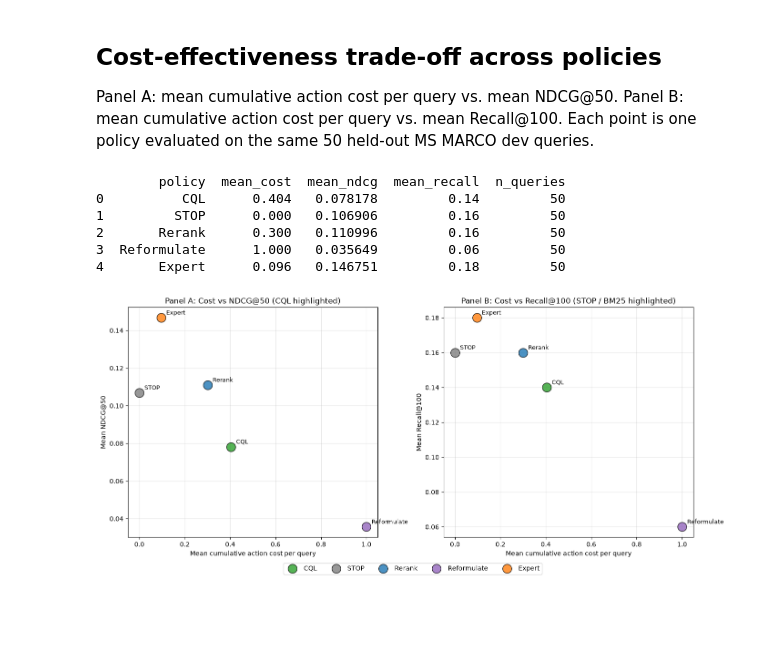
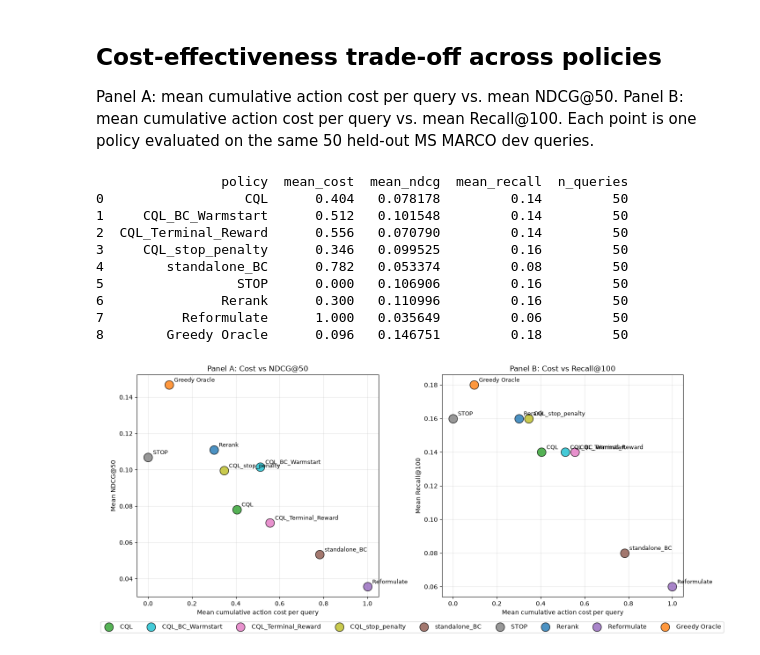
Before and after one commit to hanazouari23/Agentic-Retrieval, a Jupyter notebook: notebooks/plot_cql_test_results.ipynb, the cells around one changed output. Cells and saved outputs as stored; diff of their text form; code cells hidden in the pictures; blank space fills up the shorter version.

Commit message:
plot different trained policies and baselines

```diff
--- a/notebooks/plot_cql_test_results.ipynb
+++ b/notebooks/plot_cql_test_results.ipynb
@@ -171,10 +171,14 @@ Each point is one policy evaluated on the same 50 held-out MS MARCO dev queries.
 # %%
 policy_files = {
     "CQL": "../results/cql_full_tree_traces_50_msmarco_dev.csv",
+    "CQL_BC_Warmstart": "../results/expert/cql_full_expert_traces_50_msmarco_dev.csv",
+    "CQL_Terminal_Reward": "../results/cql_full_tree_terminal_reward_traces_50_msmarco_dev.csv",
+    "CQL_stop_penalty": "../results/cql_full_tree_stop_penalty_traces_50_msmarco_dev.csv",
+    "standalone_BC": "../results/expert/standalone_bc_full_expert_msmarco_dev.csv",
     "STOP": "../results/stop_traces_50_msmarco_dev.csv",
     "Rerank": "../results/rerank_traces_50_msmarco_dev.csv",
     "Reformulate": "../results/reformulate_traces_50_msmarco_dev.csv",
-    "Expert": "../results/expert_traces_50_msmarco_dev.csv",
+    "Greedy Oracle": "../results/expert_traces_50_msmarco_dev.csv",
 }
 
 records = []
@@ -202,21 +206,29 @@ for policy_name, path in policy_files.items():
 summary = pd.DataFrame(records)
 print(summary)
 # %% [output]
-        policy  mean_cost  mean_ndcg  mean_recall  n_queries
-0          CQL      0.404   0.078178         0.14         50
-1         STOP      0.000   0.106906         0.16         50
-2       Rerank      0.300   0.110996         0.16         50
-3  Reformulate      1.000   0.035649         0.06         50
-4       Expert      0.096   0.146751         0.18         50
+                policy  mean_cost  mean_ndcg  mean_recall  n_queries
+0                  CQL      0.404   0.078178         0.14         50
+1     CQL_BC_Warmstart      0.512   0.101548         0.14         50
+2  CQL_Terminal_Reward      0.556   0.070790         0.14         50
+3     CQL_stop_penalty      0.346   0.099525         0.16         50
+4        standalone_BC      0.782   0.053374         0.08         50
+5                 STOP      0.000   0.106906         0.16         50
+6               Rerank      0.300   0.110996         0.16         50
+7          Reformulate      1.000   0.035649         0.06         50
+8        Greedy Oracle      0.096   0.146751         0.18         50
 # %%
 fig, axes = plt.subplots(1, 2, figsize=(14, 6))
 
 palette = {
     "CQL": "tab:green",
+    "CQL_BC_Warmstart": "tab:cyan",
+    "CQL_Terminal_Reward": "tab:pink",
+    "CQL_stop_penalty": "tab:olive",
+    "standalone_BC": "tab:brown",
     "STOP": "tab:gray",
     "Rerank": "tab:blue",
     "Reformulate": "tab:purple",
-    "Expert": "tab:orange",
+    "Greedy Oracle": "tab:orange",
 }
 
 # Panel A: cost vs NDCG@50
@@ -243,7 +255,7 @@ for _, row in summary.iterrows():
     )
 ax.set_xlabel("Mean cumulative action cost per query")
 ax.set_ylabel("Mean NDCG@50")
-ax.set_title("Panel A: Cost vs NDCG@50 (CQL highlighted)")
+ax.set_title("Panel A: Cost vs NDCG@50")
 ax.grid(True, alpha=0.3)
 
 # Panel B: cost vs Recall@100
@@ -252,32 +264,32 @@ for _, row in summary.iterrows():
     policy = row["policy"]
     color = palette.get(policy, "black")
     ax.scatter(
         row["mean_cost"],
         row["mean_recall"],
         s=200,
         c=color,
         alpha=0.8,
         edgecolors="black",
         label=policy,
         zorder=3 if policy == "STOP" else 2,
     )
     ax.annotate(
         policy,
         (row["mean_cost"], row["mean_recall"]),
         textcoords="offset points",
         xytext=(8, 5),
         fontsize=9,
     )
 ax.set_xlabel("Mean cumulative action cost per query")
 ax.set_ylabel("Mean Recall@100")
-ax.set_title("Panel B: Cost vs Recall@100 (STOP / BM25 highlighted)")
+ax.set_title("Panel B: Cost vs Recall@100")
 ax.grid(True, alpha=0.3)
 
 # Shared legend
 handles, labels = axes[0].get_legend_handles_labels()
 fig.legend(handles, labels, loc="lower center", ncol=len(summary), bbox_to_anchor=(0.5, -0.05))
 
 plt.tight_layout()
 plt.show()
 # %% [output]
-[figure, old version]
+[figure, new version]
```
Also changed, not shown: 26 other files.
